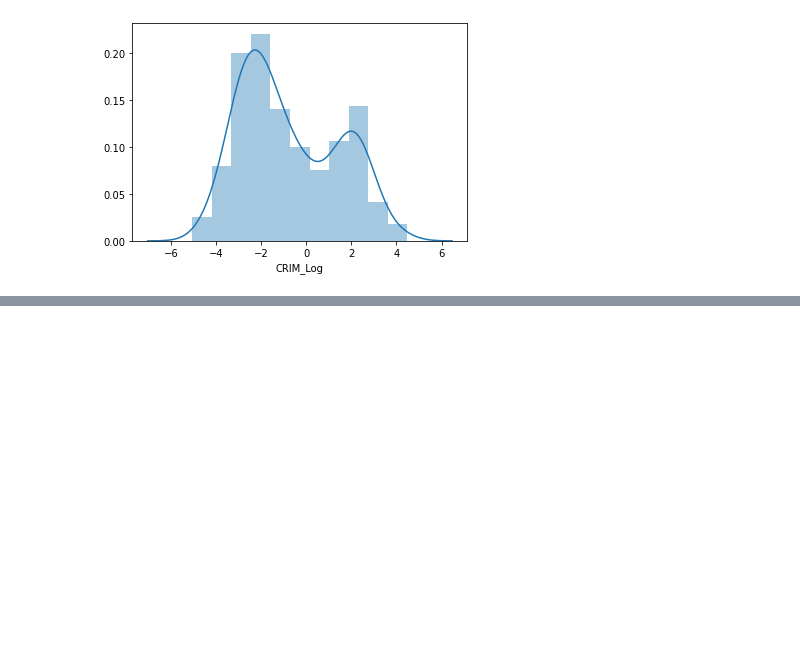
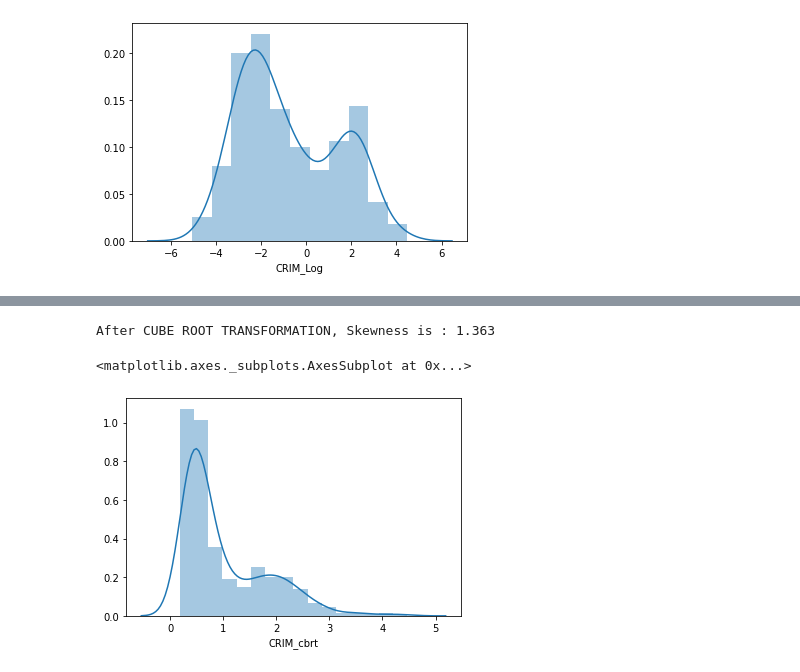
Before and after one commit to sandipanpaul21/Machine-Learning-in-Python-Code, a Jupyter notebook: 05_Feature_Engineering.ipynb, the cells around one changed output, grey strips where cells are left out. Saved outputs shown, nothing was run; the diff lists cells and outputs as text; code cells hidden in the pictures; blank space fills up the shorter version.

```diff
--- a/05_Feature_Engineering.ipynb
+++ b/05_Feature_Engineering.ipynb
@@ -115,0 +146,15 @@ Another popular method of transformation is Square root transformation which hel
+# %%
+# Cube-Root Transformation
+# Apart form Log and Square-Root transformation, Cube-Root transformation can also be tried.
+
+boston_pd['CRIM_cbrt'] = np.cbrt(boston_pd['CRIM'])
+print('After CUBE ROOT TRANSFORMATION, Skewness is :',boston_pd['CRIM_cbrt'].skew().round(3))
+print('\n')
+sns.distplot(boston_pd['CRIM_cbrt'])
+
+# Inference :
+# The distribution certainly now appears to be much more normal.
+# %% [output]
+After CUBE ROOT TRANSFORMATION, Skewness is : 1.363
+<matplotlib.axes._subplots.AxesSubplot at 0x...>
+[figure, added]
```
Also changed, not shown: parts of 20 cells of this notebook.
